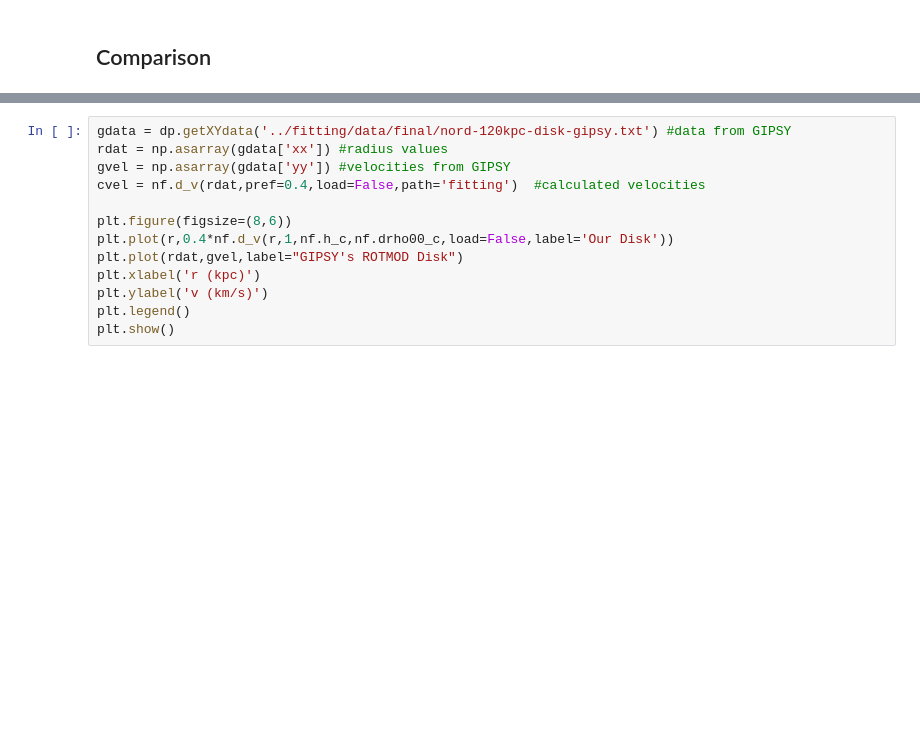
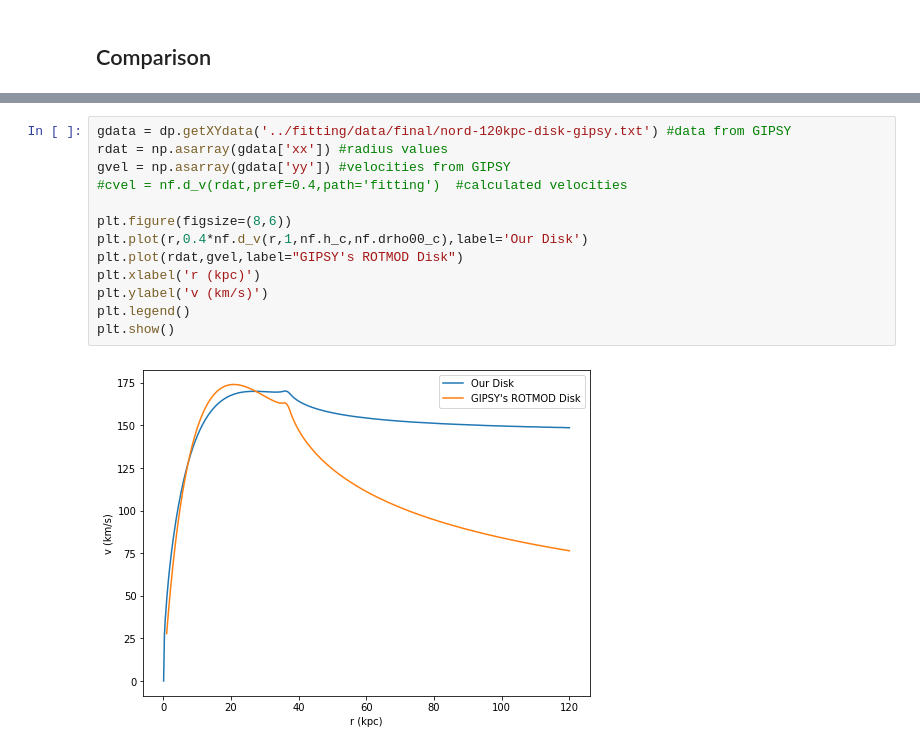
Before and after one commit to villano-lab/grav_project, a Jupyter notebook: NGC5533_Disk/Disk_Notes.ipynb, the cells around one changed output, grey strips where cells are left out. Drawn from its saved outputs; the diff is of its cells as text; blank space fills up the shorter version.

```diff
--- a/NGC5533_Disk/Disk_Notes.ipynb
+++ b/NGC5533_Disk/Disk_Notes.ipynb
@@ -149,13 +148,15 @@ KeyboardInterrupt:
 # %%
 gdata = dp.getXYdata('../fitting/data/final/nord-120kpc-disk-gipsy.txt') #data from GIPSY
 rdat = np.asarray(gdata['xx']) #radius values
 gvel = np.asarray(gdata['yy']) #velocities from GIPSY
-cvel = nf.d_v(rdat,pref=0.4,load=False,path='fitting')  #calculated velocities
+#cvel = nf.d_v(rdat,pref=0.4,path='fitting')  #calculated velocities
 
 plt.figure(figsize=(8,6))
-plt.plot(r,0.4*nf.d_v(r,1,nf.h_c,nf.drho00_c,load=False,label='Our Disk'))
+plt.plot(r,0.4*nf.d_v(r,1,nf.h_c,nf.drho00_c),label='Our Disk')
 plt.plot(rdat,gvel,label="GIPSY's ROTMOD Disk")
 plt.xlabel('r (kpc)')
 plt.ylabel('v (km/s)')
 plt.legend()
 plt.show()
+# %% [output]
+[figure, added]
```
Also changed, not shown: parts of 3 cells of this notebook.
